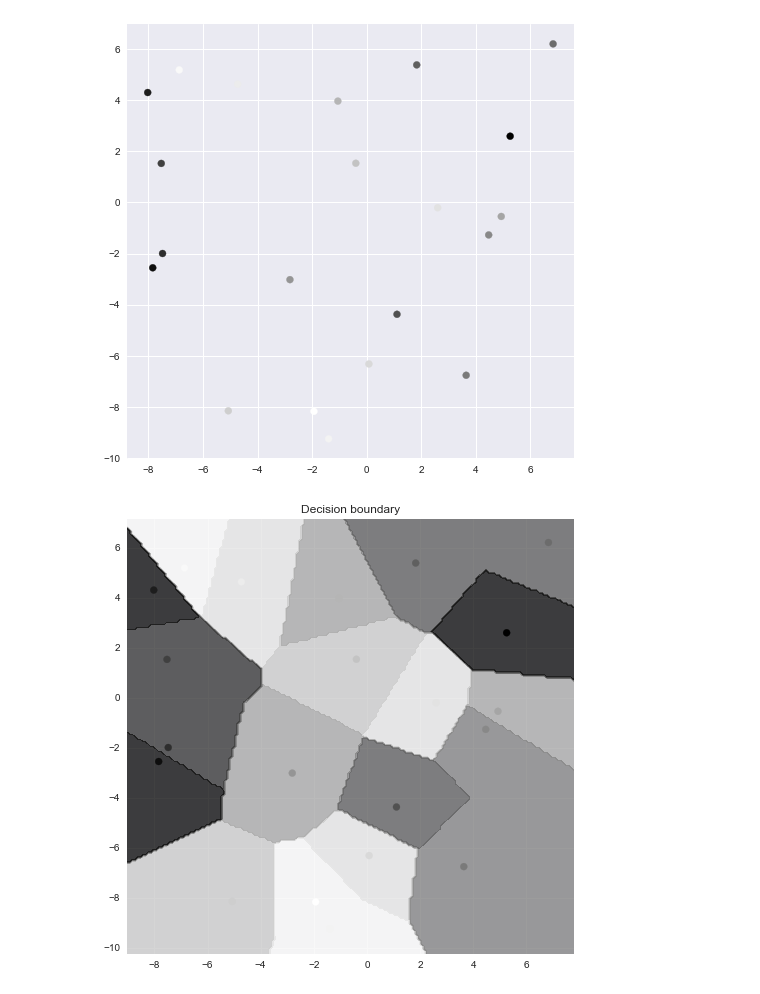
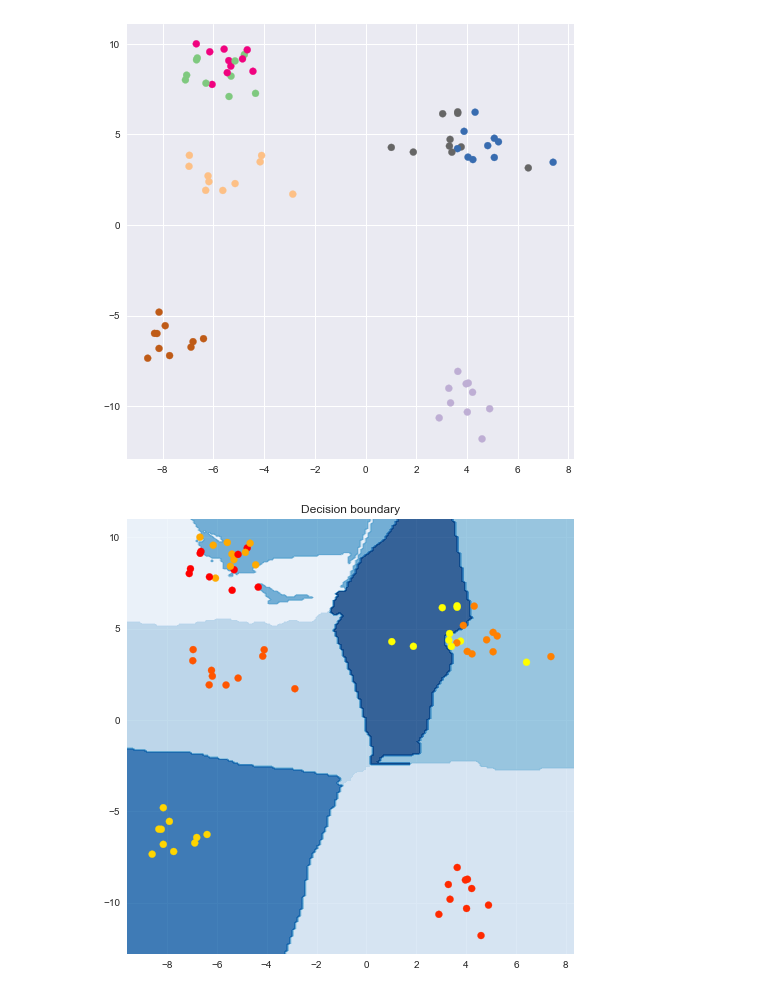
Before and after one commit to olferuk/MLSummerSchool, a Jupyter notebook: 4. Метод ближайших соседей - Теория.ipynb, the cells around one changed output. Saved outputs shown, nothing was run; the diff lists cells and outputs as text; code cells hidden in the pictures.

```diff
--- a/4. Метод ближайших соседей - Теория.ipynb
+++ b/4. Метод ближайших соседей - Теория.ipynb
@@ -19,29 +19,29 @@ def plot_decision_boundary(clf, X, Y, h=0.1):
     Z = Z.reshape(xx.shape)
 
     plt.figure(figsize=(8,8));
-    plt.contourf(xx,     yy,        Z, alpha=0.8); # cmap=plt.cm.Blues,
-    plt.scatter(X[:, 0], X[:, 1], c=Y,); #  cmap=plt.cm.autumn
+    plt.contourf(xx,     yy,        Z, alpha=0.8, cmap=plt.cm.Blues);
+    plt.scatter(X[:, 0], X[:, 1], c=Y, cmap=plt.cm.autumn);
     plt.title('Decision boundary');
 # %%
 from sklearn.datasets import make_classification, make_blobs
 # %%
-CLUSTERS = 21
-EXAMPLES_EACH = 1
+CLUSTERS = 7
+EXAMPLES_EACH = 10
 # %%
 X1, Y1 = make_blobs(n_features=2, centers=CLUSTERS, n_samples=EXAMPLES_EACH*CLUSTERS)
 plt.figure(figsize=(8,8));
-plt.scatter(X1[:, 0], X1[:, 1], marker='o', c=Y1); #, cmap=plt.cm.Accent
+plt.scatter(X1[:, 0], X1[:, 1], marker='o', c=Y1,  cmap=plt.cm.Accent);
 # %% [output]
-[figure, old version]
+[figure, new version]
 # %%
 from sklearn.neighbors import KNeighborsClassifier
 
-lr = KNeighborsClassifier(n_neighbors=1)
+lr = KNeighborsClassifier(n_neighbors=8)
 lr.fit(X1, Y1);
 
 plot_decision_boundary(lr, X1, Y1);
 # %% [output]
-[figure, old version]
+[figure, new version]
 # %%
 xx, yy = np.meshgrid(np.linspace(-3, 3, 50),
                      np.linspace(-3, 3, 50))
```
Also changed, not shown: parts of 4 cells of this notebook, 5 other files.
